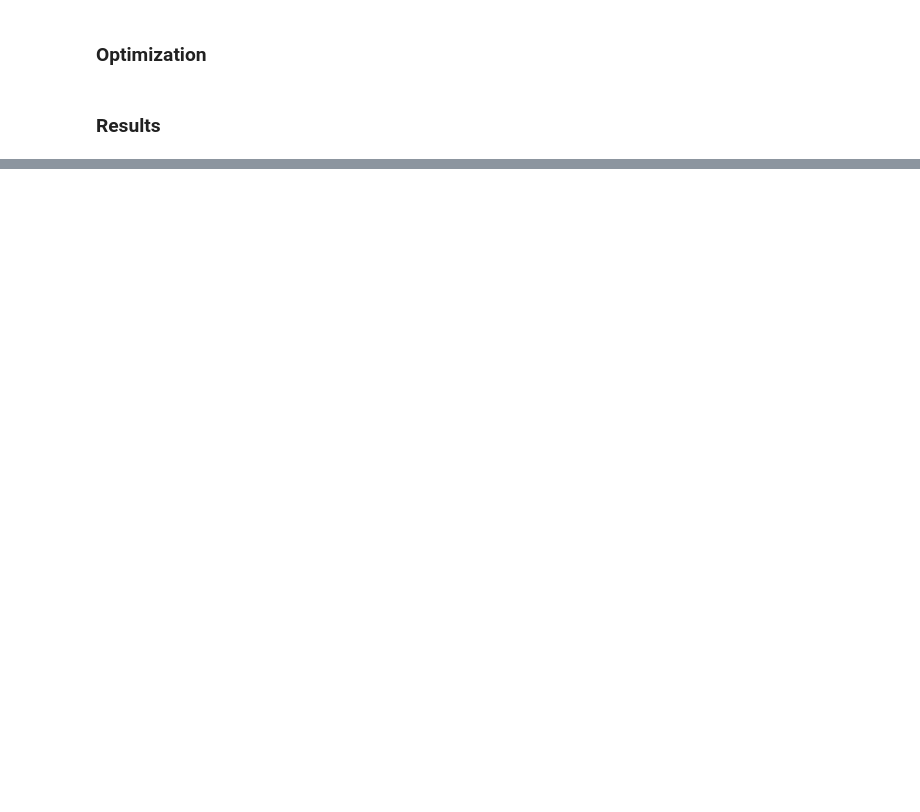
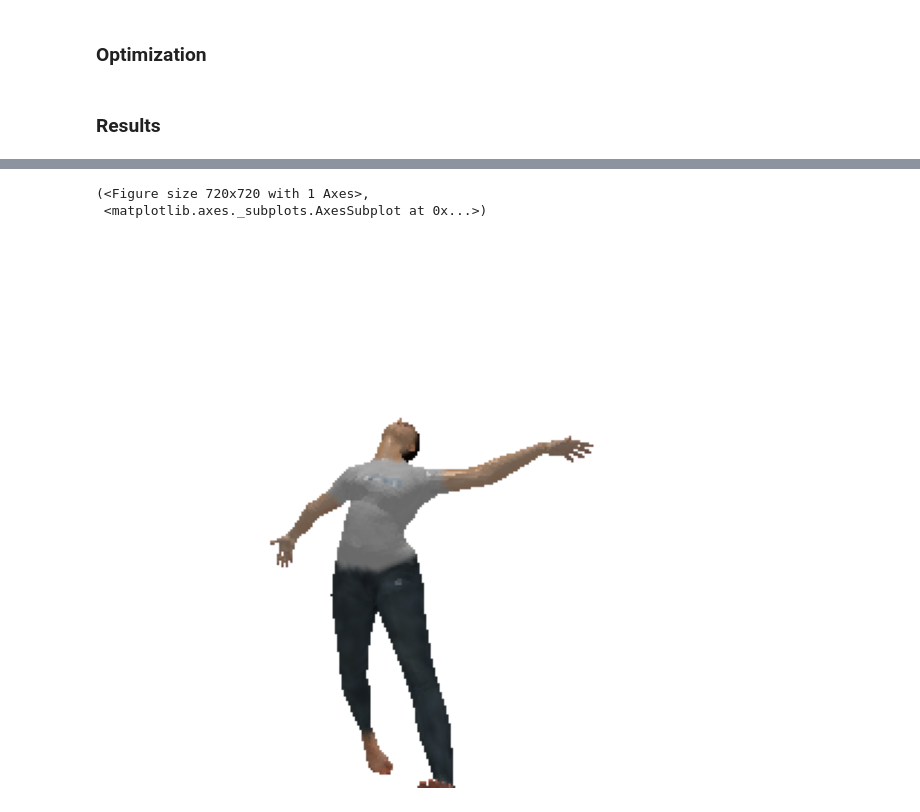
Before and after one commit to B4Farouk/smpl-dr-clip, a Jupyter notebook: sanity_check.ipynb, the cells around one changed output, grey strips where cells are left out. Drawn from its saved outputs; the diff is of its cells as text; code cells hidden in the pictures; blank space fills up the shorter version.

```diff
--- a/sanity_check.ipynb
+++ b/sanity_check.ipynb
@@ -542,0 +289,13 @@ AssertionError: wrong color format 'ansiyellow'
+# %%
+
+pose  = torch.rand((1, 72), requires_grad=True, device=dev)-0.5
+shape = torch.ones((1, 10), requires_grad=True, device=dev)
+
+def model(pose, shape):
+        return renderer.render(smpl_model.meshes(pose, shape)),False
+image,_=model(pose,shape)
+plot_image_t(image[0].squeeze())
+# %% [output]
+(<Figure size 720x720 with 1 Axes>,
+ <matplotlib.axes._subplots.AxesSubplot at 0x...>)
+[figure, added]
```
Also changed, not shown: parts of 38 cells of this notebook.
